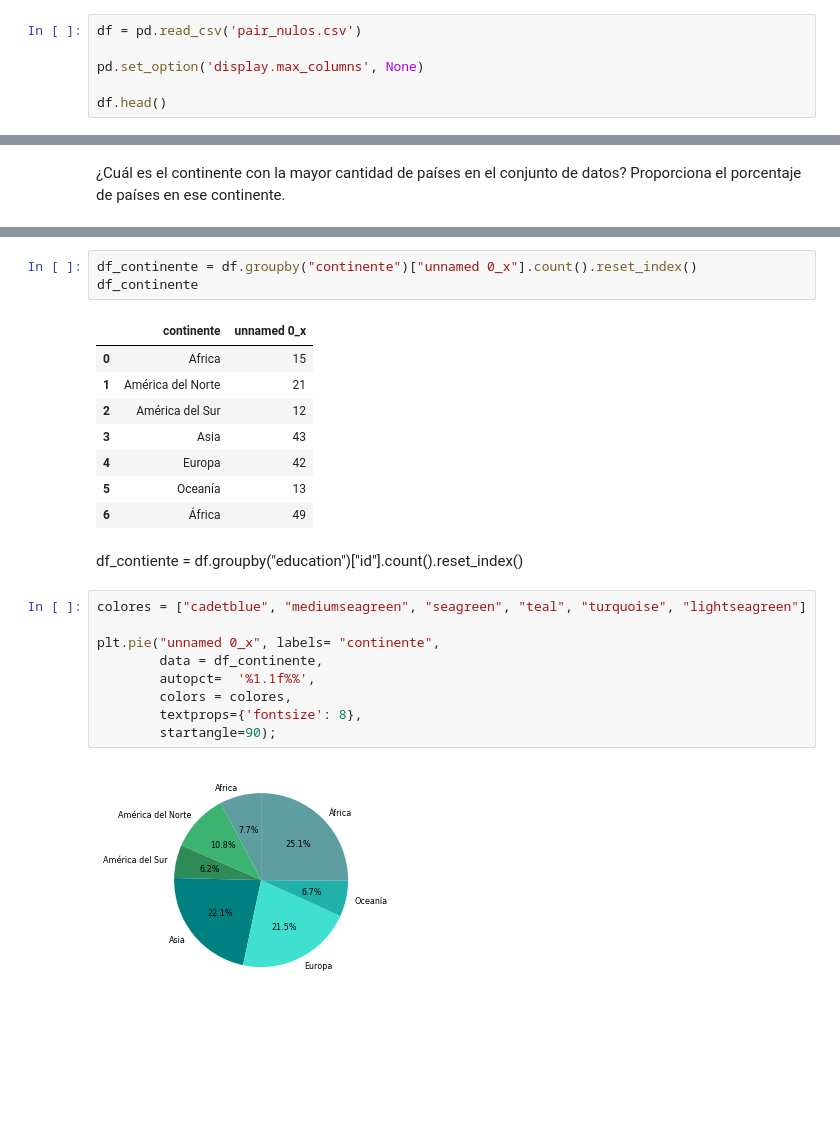
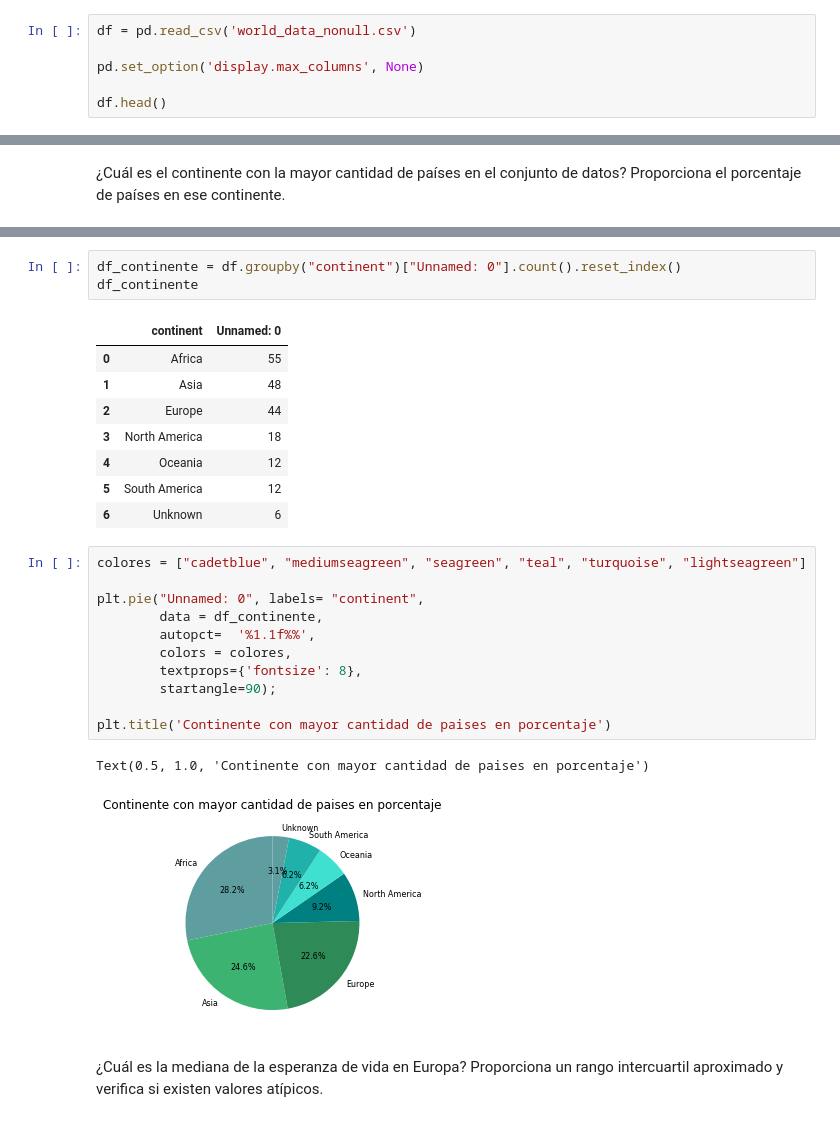
Before and after one commit to Adalab/da-modulo3-sprint2-pairprogramming-PatriciaAnaG, a Jupyter notebook: pair_VISUALIZACION.ipynb, the cells around one changed output, grey strips where cells are left out. Drawn from its saved outputs; the diff is of its cells as text; blank space fills up the shorter version.

Commit message:
ejercicios visualizacion part 1

```diff
--- a/pair_VISUALIZACION.ipynb
+++ b/pair_VISUALIZACION.ipynb
@@ -5,7 +5,7 @@ import seaborn as sns
 import pandas as pd
 import numpy as np
 # %%
-df = pd.read_csv('pair_nulos.csv')
+df = pd.read_csv('world_data_nonull.csv')
 
 pd.set_option('display.max_columns', None)
 
@@ -67,25 +51,28 @@ plt.title('Continente con más países en los datos');
 # %%
-df_continente = df.groupby("continente")["unnamed 0_x"].count().reset_index()
+df_continente = df.groupby("continent")["Unnamed: 0"].count().reset_index()
 df_continente
 # %% [output]
-|  | continente | unnamed 0_x |
-| 0 | Africa | 15 |
-| 1 | América del Norte | 21 |
-| 2 | América del Sur | 12 |
-| 3 | Asia | 43 |
-| 4 | Europa | 42 |
-| 5 | Oceanía | 13 |
-| 6 | África | 49 |
+|  | continent | Unnamed: 0 |
+| 0 | Africa | 55 |
+| 1 | Asia | 48 |
+| 2 | Europe | 44 |
+| 3 | North America | 18 |
+| 4 | Oceania | 12 |
+| 5 | South America | 12 |
+| 6 | Unknown | 6 |
-# %% [markdown]
-df_contiente = df.groupby("education")["id"].count().reset_index()
 # %%
 colores = ["cadetblue", "mediumseagreen", "seagreen", "teal", "turquoise", "lightseagreen"]
 
-plt.pie("unnamed 0_x", labels= "continente",
+plt.pie("Unnamed: 0", labels= "continent",
         data = df_continente,
         autopct=  '%1.1f%%',
         colors = colores,
         textprops={'fontsize': 8},
         startangle=90);
+
+plt.title('Continente con mayor cantidad de paises en porcentaje')
 # %% [output]
+Text(0.5, 1.0, 'Continente con mayor cantidad de paises en porcentaje')
-[figure, old version]
+[figure, new version]
+# %% [markdown]
+¿Cuál es la mediana de la esperanza de vida en Europa? Proporciona un rango intercuartil aproximado y verifica si existen valores atípicos.
```
Also changed, not shown: parts of 16 cells of this notebook, 1 other file.
